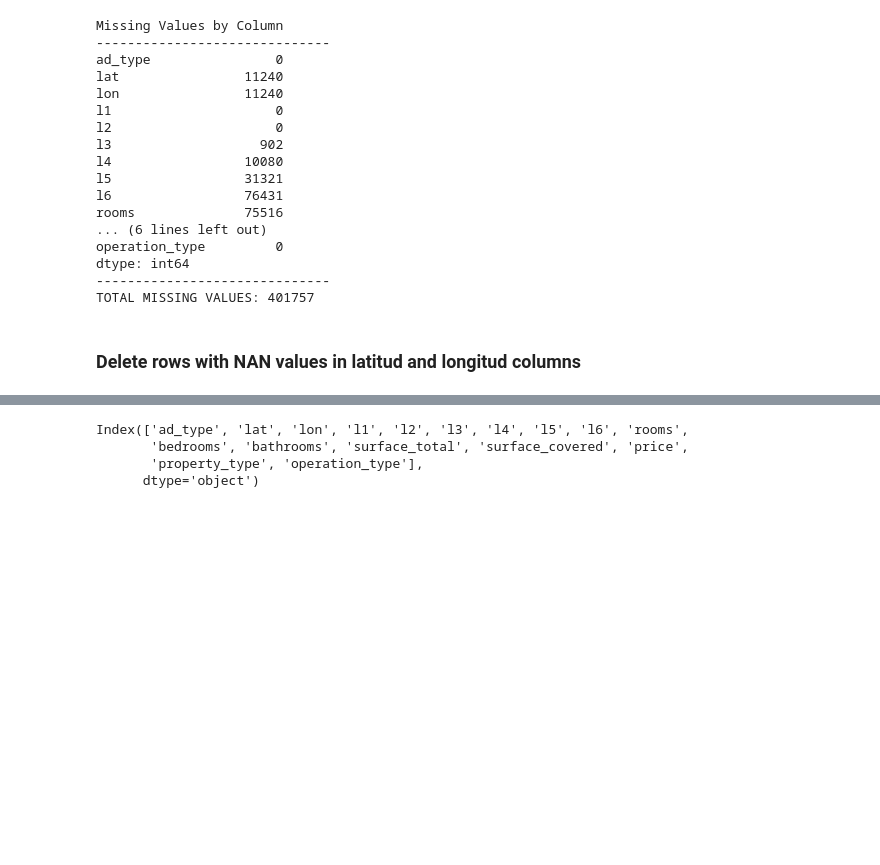
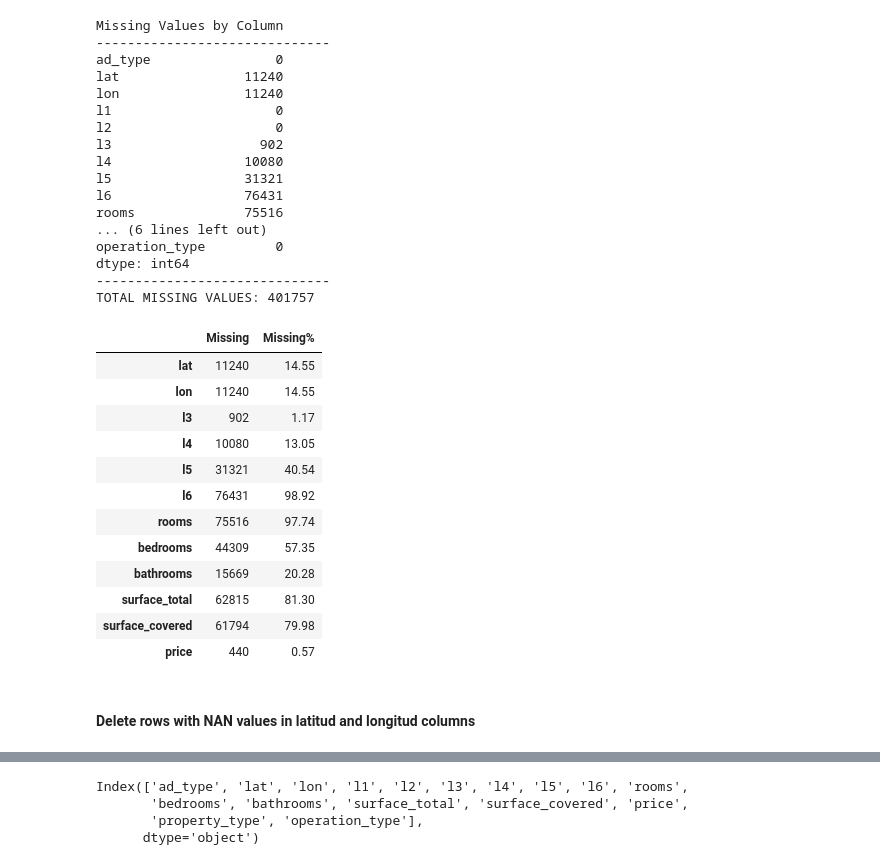
Before and after one commit to ECisneros20/Hackathon-BBVA-2022, a Jupyter notebook: House_prediction.ipynb, the cells around one changed output, grey strips where cells are left out. Saved outputs shown, nothing was run; the diff lists cells and outputs as text; code cells hidden in the pictures; blank space fills up the shorter version.

```diff
--- a/House_prediction.ipynb
+++ b/House_prediction.ipynb
@@ -192,6 +193,26 @@ operation_type         0
 dtype: int64
 ------------------------------
 TOTAL MISSING VALUES: 401757
+# %%
+null = peru.isna().sum()
+miss_per = pd.DataFrame(null[null>0])
+miss_per.columns=['Missing']
+miss_per['Missing%']=((miss_per['Missing']/77265)*100).round(2)
+miss_per
+# %% [output]
+|  | Missing | Missing% |
+| lat | 11240 | 14.55 |
+| lon | 11240 | 14.55 |
+| l3 | 902 | 1.17 |
+| l4 | 10080 | 13.05 |
+| l5 | 31321 | 40.54 |
+| l6 | 76431 | 98.92 |
+| rooms | 75516 | 97.74 |
+| bedrooms | 44309 | 57.35 |
+| bathrooms | 15669 | 20.28 |
+| surface_total | 62815 | 81.30 |
+| surface_covered | 61794 | 79.98 |
+| price | 440 | 0.57 |
 # %% [markdown]
-### Delete rows with NAN values in latitud and longitud columns
+#### Delete rows with NAN values in latitud and longitud columns
 # %%
```
Also changed, not shown: parts of 53 cells of this notebook, 1 other file.
